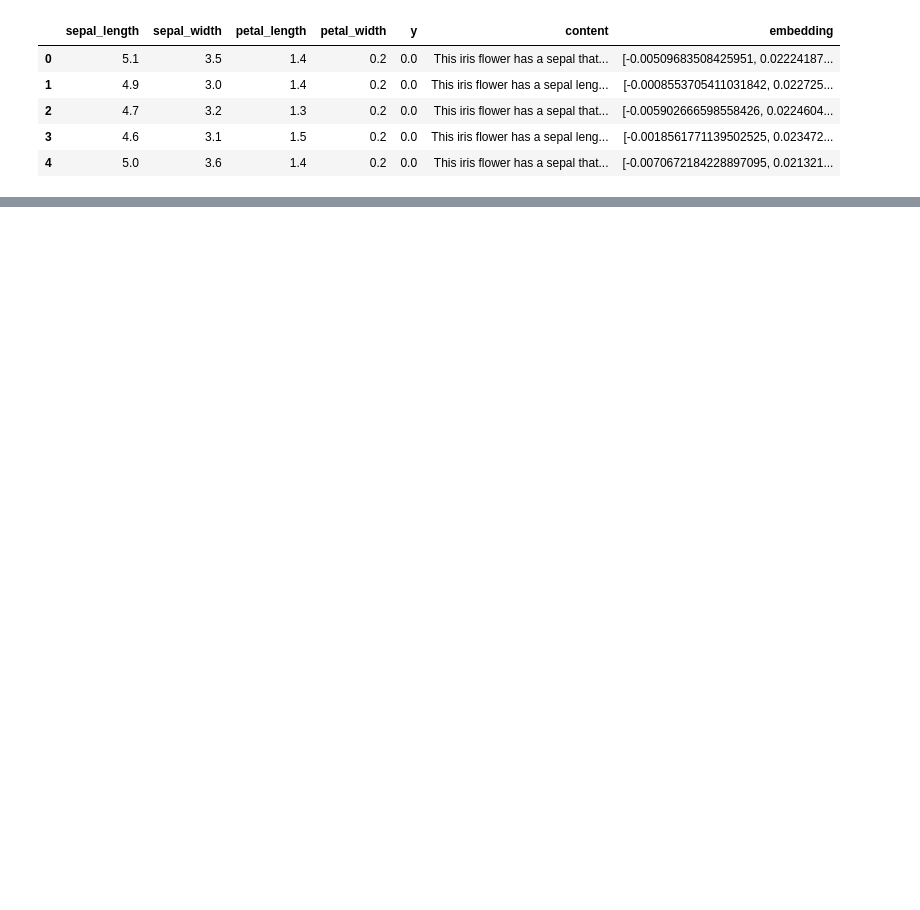
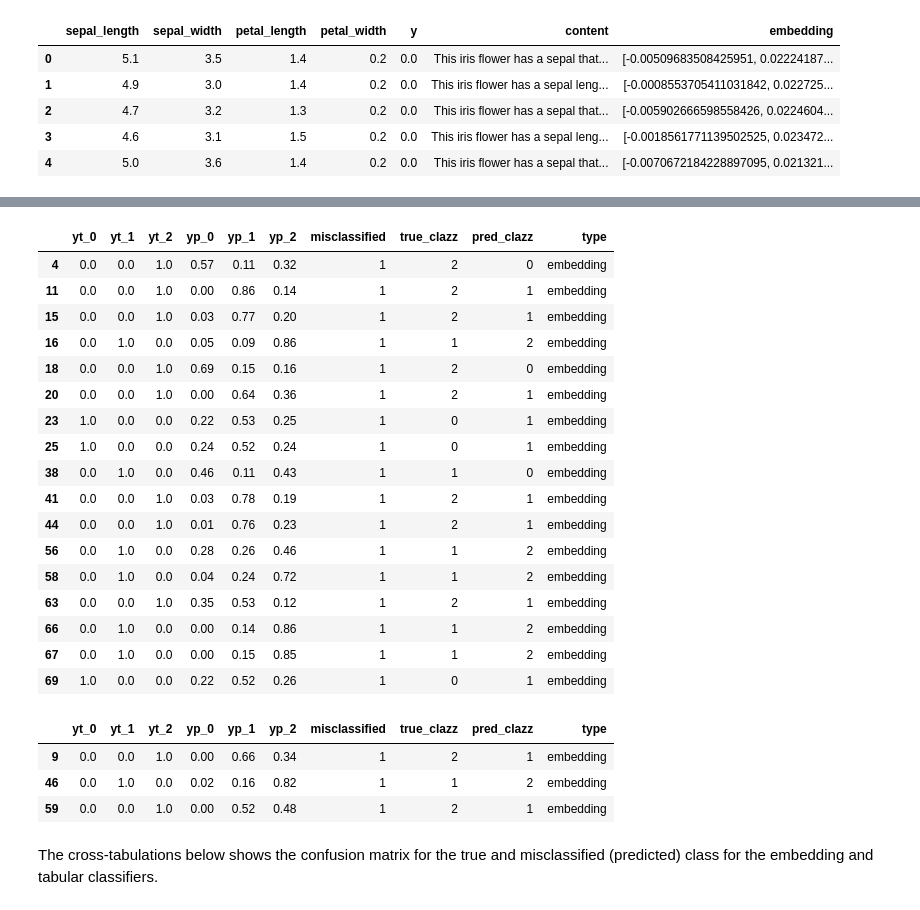
Before and after one commit to oneoffcoder/books, a Jupyter notebook: sphinx/datascience/source/llm-iris.ipynb, the cells around one changed output, grey strips where cells are left out. Cells and saved outputs as stored; diff of their text form; code cells hidden in the pictures; blank space fills up the shorter version.

```diff
--- a/sphinx/datascience/source/llm-iris.ipynb
+++ b/sphinx/datascience/source/llm-iris.ipynb
@@ -112,0 +268,23 @@ roc_auc_score(_y_te, m.predict_proba(_X_te), multi_class='ovo')
+# %%
+def is_misclassified(r):
+    yt = [r[c] for c in ['yt_0', 'yt_1', 'yt_2']]
+    yp = [r[c] for c in ['yp_0', 'yp_1', 'yp_2']]
+    y = zip(yt, yp)
+    y = sorted(y, key=lambda tup: -tup[1])
+    return 0 if y[0][0] == 1 else 1
+
+def get_misclassified_clazz(r):
+    if 1 == r['misclassified']:
+        yt = [r[c] for c in ['yp_0', 'yp_1', 'yp_2']]
+        yt = enumerate(yt)
+        yt = sorted(yt, key=lambda tup: -tup[1])
+        return int(yt[0][0])
+    return -1
+
+def get_true_clazz(r):
+    if 1 == r['misclassified']:
+        yt = [r[c] for c in ['yt_0', 'yt_1', 'yt_2']]
+        yt = enumerate(yt)
+        yt = sorted(yt, key=lambda tup: -tup[1])
+        return int(yt[0][0])
+    return -1
@@ -112,0 +321,54 @@ roc_auc_score(_y_te, m.predict_proba(_X_te), multi_class='ovo')
+# %%
+oll_mis = pd.DataFrame(
+    OneHotEncoder().fit_transform(_oll_y_te.astype(int).array.reshape(-1, 1)).toarray(),
+    columns=['yt_0', 'yt_1', 'yt_2']
+) \
+.join(pd.DataFrame(oll_m.predict_proba(_oll_X_te), columns=['yp_0', 'yp_1', 'yp_2'])) \
+.assign(
+    misclassified=lambda d: d.apply(is_misclassified, axis=1),
+    true_clazz=lambda d: d.apply(get_true_clazz, axis=1),
+    pred_clazz=lambda d: d.apply(get_misclassified_clazz, axis=1),
+    type='embedding'
+) \
+.query('misclassified == 1')
+oll_mis
+# %% [output]
+|  | yt_0 | yt_1 | yt_2 | yp_0 | yp_1 | yp_2 | misclassified | true_clazz | pred_clazz | type |
+| 4 | 0.0 | 0.0 | 1.0 | 0.57 | 0.11 | 0.32 | 1 | 2 | 0 | embedding |
+| 11 | 0.0 | 0.0 | 1.0 | 0.00 | 0.86 | 0.14 | 1 | 2 | 1 | embedding |
+| 15 | 0.0 | 0.0 | 1.0 | 0.03 | 0.77 | 0.20 | 1 | 2 | 1 | embedding |
+| 16 | 0.0 | 1.0 | 0.0 | 0.05 | 0.09 | 0.86 | 1 | 1 | 2 | embedding |
+| 18 | 0.0 | 0.0 | 1.0 | 0.69 | 0.15 | 0.16 | 1 | 2 | 0 | embedding |
+| 20 | 0.0 | 0.0 | 1.0 | 0.00 | 0.64 | 0.36 | 1 | 2 | 1 | embedding |
+| 23 | 1.0 | 0.0 | 0.0 | 0.22 | 0.53 | 0.25 | 1 | 0 | 1 | embedding |
+| 25 | 1.0 | 0.0 | 0.0 | 0.24 | 0.52 | 0.24 | 1 | 0 | 1 | embedding |
+| 38 | 0.0 | 1.0 | 0.0 | 0.46 | 0.11 | 0.43 | 1 | 1 | 0 | embedding |
+| 41 | 0.0 | 0.0 | 1.0 | 0.03 | 0.78 | 0.19 | 1 | 2 | 1 | embedding |
+| 44 | 0.0 | 0.0 | 1.0 | 0.01 | 0.76 | 0.23 | 1 | 2 | 1 | embedding |
+| 56 | 0.0 | 1.0 | 0.0 | 0.28 | 0.26 | 0.46 | 1 | 1 | 2 | embedding |
+| 58 | 0.0 | 1.0 | 0.0 | 0.04 | 0.24 | 0.72 | 1 | 1 | 2 | embedding |
+| 63 | 0.0 | 0.0 | 1.0 | 0.35 | 0.53 | 0.12 | 1 | 2 | 1 | embedding |
+| 66 | 0.0 | 1.0 | 0.0 | 0.00 | 0.14 | 0.86 | 1 | 1 | 2 | embedding |
+| 67 | 0.0 | 1.0 | 0.0 | 0.00 | 0.15 | 0.85 | 1 | 1 | 2 | embedding |
+| 69 | 1.0 | 0.0 | 0.0 | 0.22 | 0.52 | 0.26 | 1 | 0 | 1 | embedding |
+# %%
+tab_mis = pd.DataFrame(
+    OneHotEncoder().fit_transform(_tab_y_te.astype(int).array.reshape(-1, 1)).toarray(),
+    columns=['yt_0', 'yt_1', 'yt_2']
+) \
+.join(pd.DataFrame(tab_m.predict_proba(_tab_X_te), columns=['yp_0', 'yp_1', 'yp_2'])) \
+.assign(
+    misclassified=lambda d: d.apply(is_misclassified, axis=1),
+    true_clazz=lambda d: d.apply(get_true_clazz, axis=1),
+    pred_clazz=lambda d: d.apply(get_misclassified_clazz, axis=1),
+    type='embedding'
+) \
+.query('misclassified == 1')
+tab_mis
+# %% [output]
+|  | yt_0 | yt_1 | yt_2 | yp_0 | yp_1 | yp_2 | misclassified | true_clazz | pred_clazz | type |
+| 9 | 0.0 | 0.0 | 1.0 | 0.00 | 0.66 | 0.34 | 1 | 2 | 1 | embedding |
+| 46 | 0.0 | 1.0 | 0.0 | 0.02 | 0.16 | 0.82 | 1 | 1 | 2 | embedding |
+| 59 | 0.0 | 0.0 | 1.0 | 0.00 | 0.52 | 0.48 | 1 | 2 | 1 | embedding |
+# %% [markdown]
+The cross-tabulations below shows the confusion matrix for the true and misclassified (predicted) class for the embedding and tabular classifiers.
```
Also changed, not shown: parts of 27 cells of this notebook.
